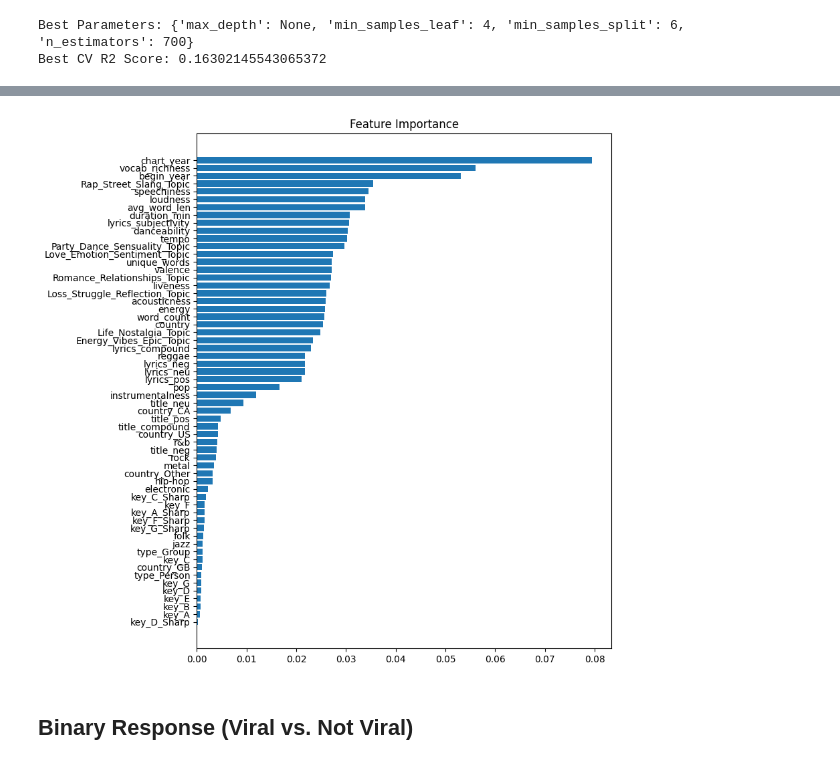
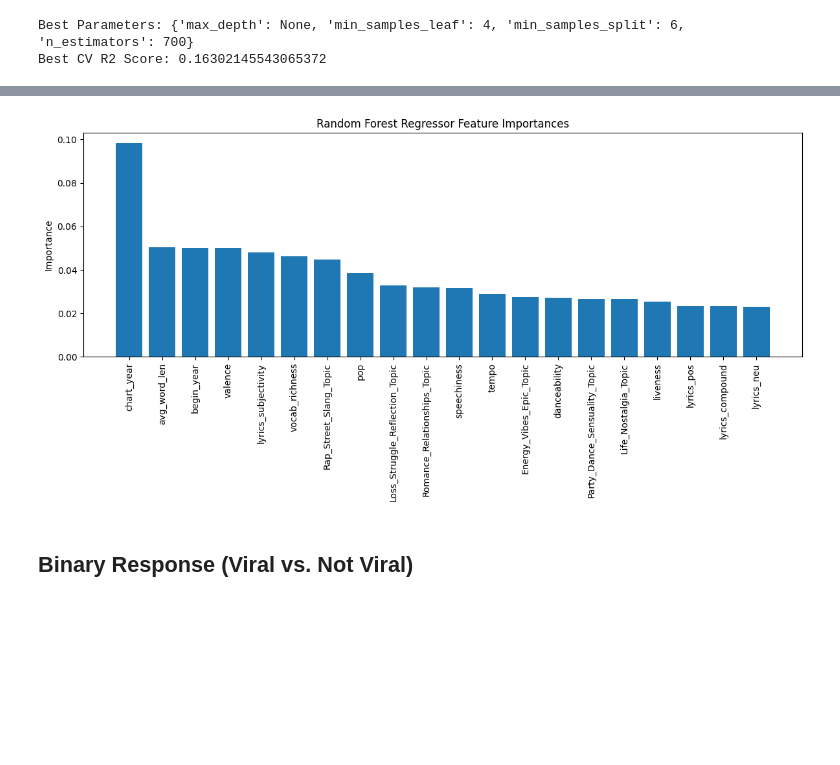
Before and after one commit to cradduhj/ISA_514_Final_Project, a Jupyter notebook: RandomForest_modeling.ipynb, the cells around one changed output, grey strips where cells are left out. Drawn from its saved outputs; the diff is of its cells as text; code cells hidden in the pictures; blank space fills up the shorter version.

```diff
--- a/RandomForest_modeling.ipynb
+++ b/RandomForest_modeling.ipynb
@@ -123,14 +155,20 @@ r2 score:  0.1783851061128917
 # %%
 # get feature importance for rf model and view
 importances = regressor.feature_importances_
-sorted_idx = np.argsort(importances)
+feature_names = X_numeric.columns
 
-plt.figure(figsize=(8, 10))
-plt.barh(X_numeric.columns[sorted_idx], importances[sorted_idx])
-plt.title("Feature Importance")
+# sort features by importance
+indices = np.argsort(importances)[::-1]
+
+plt.figure(figsize=(12, 6))
+plt.bar(range(20), importances[indices][:20], align='center')
+plt.xticks(range(20), [feature_names[i] for i in indices][:20], rotation=90)
+plt.ylabel("Importance")
+plt.tight_layout()
+plt.title("Random Forest Regressor Feature Importances")
 plt.show()
 # %% [output]
-[figure, old version]
+[figure, new version]
 # %% [markdown]
 ## Binary Response (Viral vs. Not Viral)
 # %%
```
Also changed, not shown: parts of 7 cells of this notebook, 6 other files.
